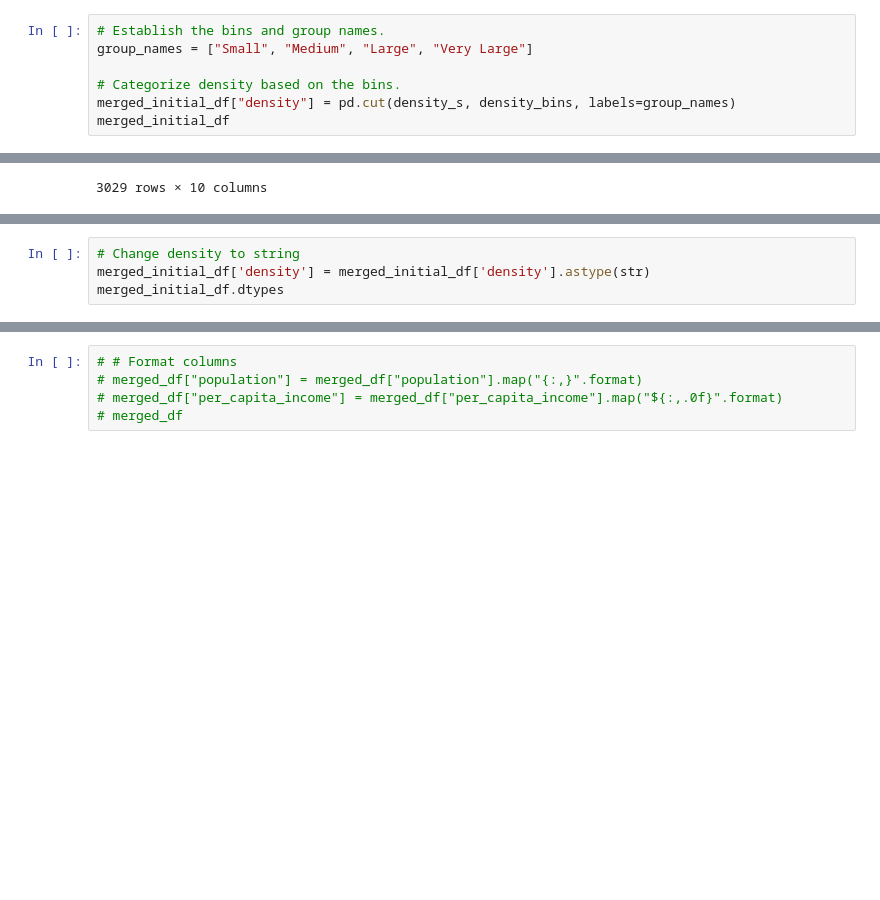
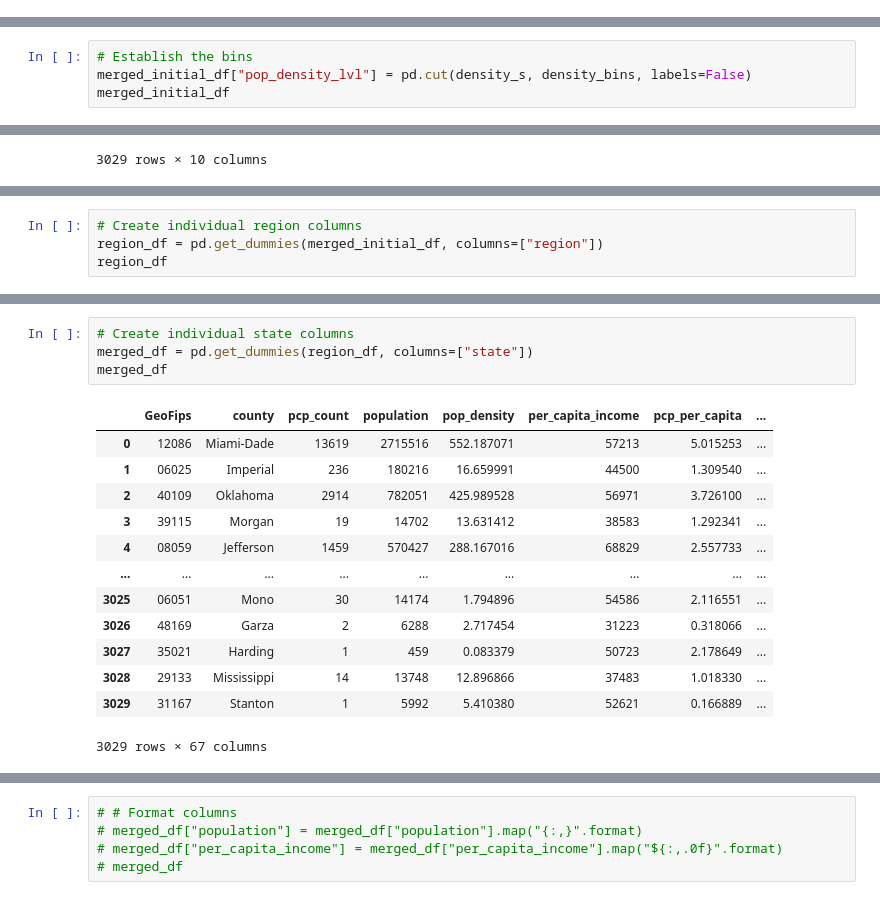
Before and after one commit to JacquelineCl/group_project, a Jupyter notebook: Merged_Data.ipynb, the cells around one changed output, grey strips where cells are left out. Drawn from its saved outputs; the diff is of its cells as text; blank space fills up the shorter version.

```diff
--- a/Merged_Data.ipynb
+++ b/Merged_Data.ipynb
@@ -420,10 +407,3 @@ pd.cut(density_s, density_bins)
 3029         (0.0, 7.1]
 Name: pop_density, Length: 3029, dtype: category
 Categories (4, interval[float64, right]): [(0.0, 7.1] < (7.1, 17.8] < (17.8, 45.5] < (45.5, 27900.0]]
-# %%
-# Establish the bins and group names.
-group_names = ["Small", "Medium", "Large", "Very Large"]
-
-# Categorize density based on the bins.
-merged_initial_df["density"] = pd.cut(density_s, density_bins, labels=group_names)
-merged_initial_df
@@ -451,3 +417,7 @@ pop_density
 (17.8, 45.5]       755
 (45.5, 27900.0]    755
 Name: pop_density, dtype: int64
+# %%
+# Establish the bins
+merged_initial_df["pop_density_lvl"] = pd.cut(density_s, density_bins, labels=False)
+merged_initial_df
@@ -507,5 +504 @@ region                 object
 dtype: object
-# %%
-# Change density to string
-merged_initial_df['density'] = merged_initial_df['density'].astype(str)
-merged_initial_df.dtypes
@@ -609,0 +505,4 @@ merged_df
+# %%
+# Create individual region columns
+region_df = pd.get_dummies(merged_initial_df, columns=["region"])
+region_df
@@ -609,0 +523,18 @@ merged_df
+# %%
+# Create individual state columns
+merged_df = pd.get_dummies(region_df, columns=["state"])
+merged_df
+# %% [output]
+|  | GeoFips | county | pcp_count | population | pop_density | per_capita_income | pcp_per_capita | ... |
+| 0 | 12086 | Miami-Dade | 13619 | 2715516 | 552.187071 | 57213 | 5.015253 | ... |
+| 1 | 06025 | Imperial | 236 | 180216 | 16.659991 | 44500 | 1.309540 | ... |
+| 2 | 40109 | Oklahoma | 2914 | 782051 | 425.989528 | 56971 | 3.726100 | ... |
+| 3 | 39115 | Morgan | 19 | 14702 | 13.631412 | 38583 | 1.292341 | ... |
+| 4 | 08059 | Jefferson | 1459 | 570427 | 288.167016 | 68829 | 2.557733 | ... |
+| ... | ... | ... | ... | ... | ... | ... | ... | ... |
+| 3025 | 06051 | Mono | 30 | 14174 | 1.794896 | 54586 | 2.116551 | ... |
+| 3026 | 48169 | Garza | 2 | 6288 | 2.717454 | 31223 | 0.318066 | ... |
+| 3027 | 35021 | Harding | 1 | 459 | 0.083379 | 50723 | 2.178649 | ... |
+| 3028 | 29133 | Mississippi | 14 | 13748 | 12.896866 | 37483 | 1.018330 | ... |
+| 3029 | 31167 | Stanton | 1 | 5992 | 5.410380 | 52621 | 0.166889 | ... |
+3029 rows × 67 columns
```
Also changed, not shown: parts of 20 cells of this notebook, 1 other file.
